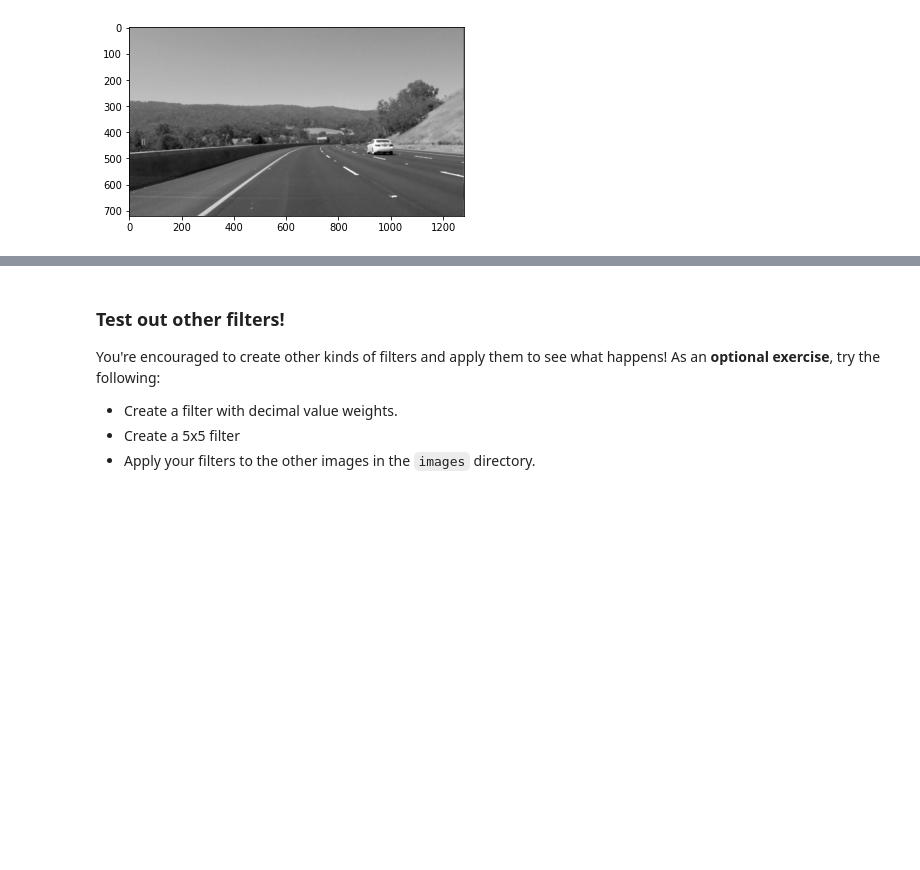
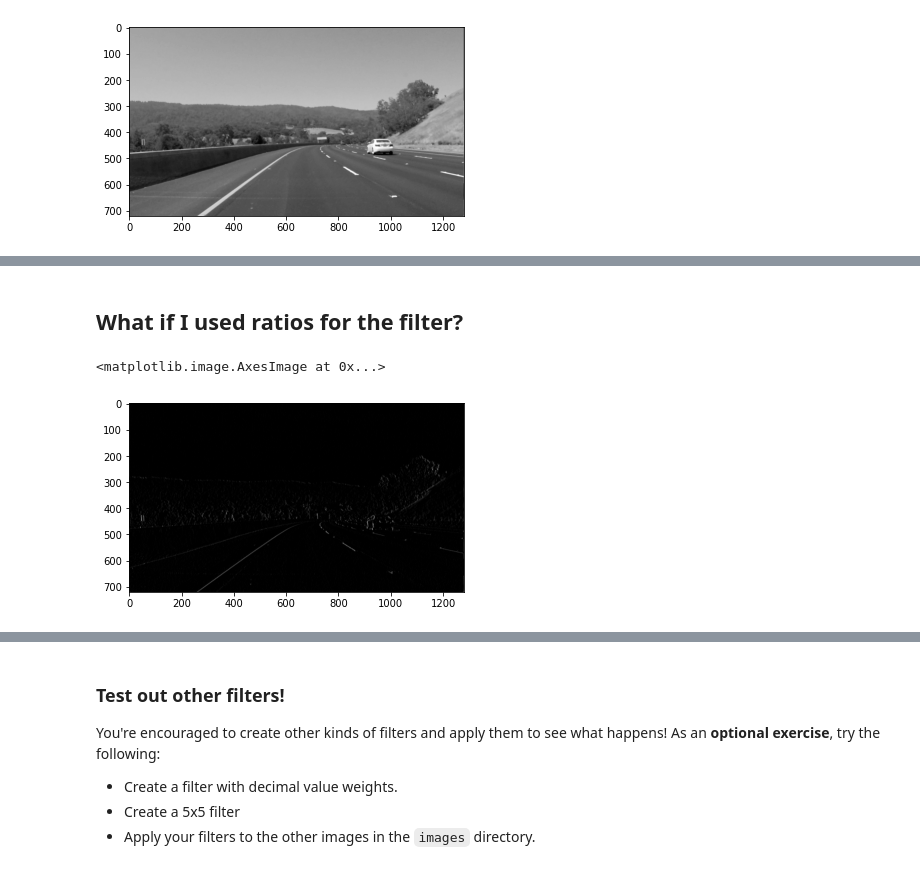
Before and after one commit to acholonu/udacity_deep_learning, a Jupyter notebook: deep-learning-v2-pytorch-master/convolutional-neural-networks/conv-visualization/custom_filters.ipynb, the cells around one changed output, grey strips where cells are left out. Cells and saved outputs as stored; diff of their text form; code cells hidden in the pictures; blank space fills up the shorter version.

```diff
--- a/deep-learning-v2-pytorch-master/convolutional-neural-networks/conv-visualization/custom_filters.ipynb
+++ b/deep-learning-v2-pytorch-master/convolutional-neural-networks/conv-visualization/custom_filters.ipynb
@@ -57,0 +88,19 @@ plt.imshow(filtered_image, cmap='gray')
+# %% [markdown]
+## What if I used ratios for the filter?
+# %%
+sobeld_x = np.array([
+                    [ -0.25, 0, 0.25],
+                    [ -0.50, 0, 0.50],
+                    [ -0.25, 0, 0.25]
+                ])
+
+## TODO: Create and apply a Sobel x operator
+
+
+# Filter the image using filter2D, which has inputs: (grayscale image, bit-depth, kernel)
+filtered_image_dec_x = cv2.filter2D(gray, -1, sobeld_x)
+
+plt.imshow(filtered_image_dec_x, cmap='gray')
+# %% [output]
+<matplotlib.image.AxesImage at 0x...>
+[figure, added]
```
Also changed, not shown: parts of 9 cells of this notebook.
